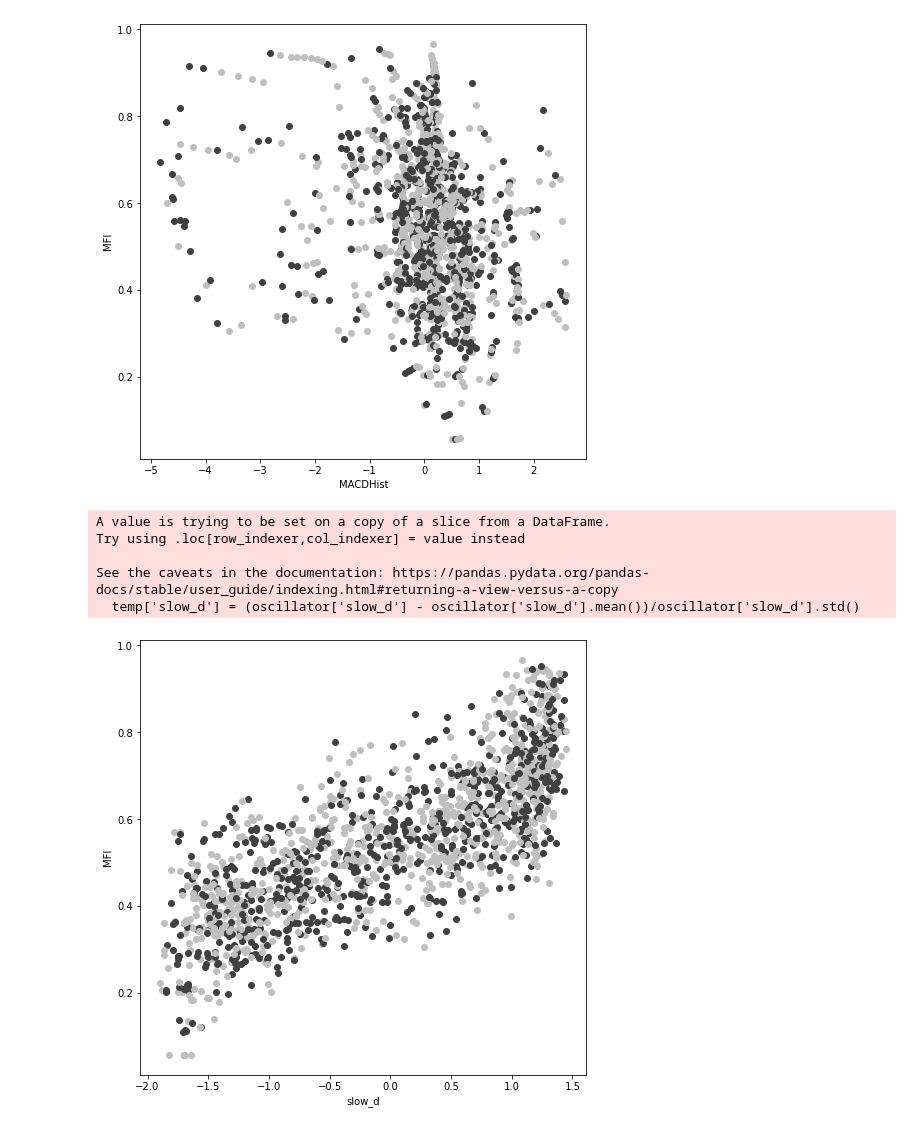
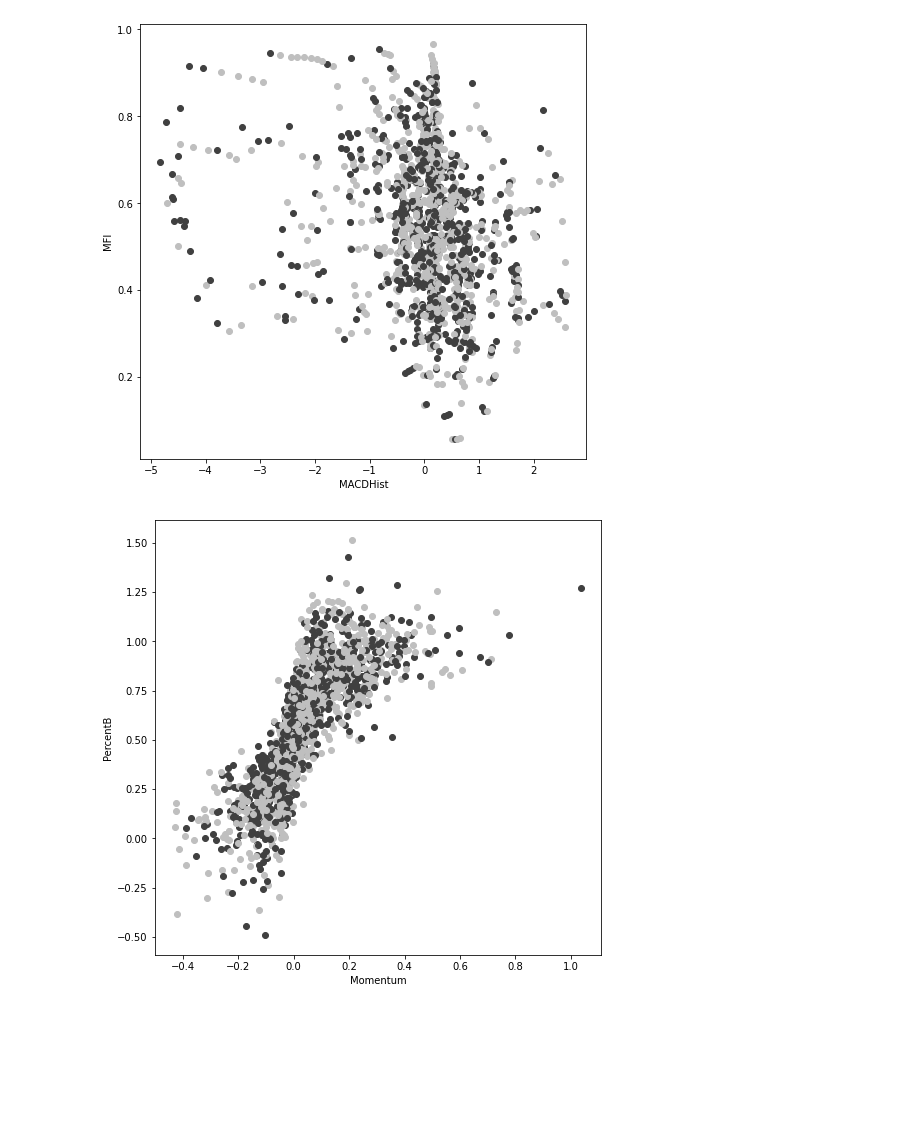
Before and after one commit to choij1589/YoungCha, a Jupyter notebook: example.ipynb, the cells around one changed output. Saved outputs shown, nothing was run; the diff lists cells and outputs as text; code cells hidden in the pictures; blank space fills up the shorter version.

```diff
--- a/example.ipynb
+++ b/example.ipynb
@@ -88,6 +88,12 @@ class IndexMaker:
         mfi['number'] = mfi.index.map(mdates.date2num)
         return mfi[['number', 'TP', 'PMF', 'NMF', 'MFI']]
 
+    def momentum(self, days=12):
+        momentum = self.sample[['Close']].copy()
+        momentum['Momentum'] = (momentum['Close'] - momentum.shift(days)['Close'])/momentum.shift(12)['Close']
+        momentum['number'] = momentum.index.map(mdates.date2num)
+        return momentum[['number', 'Momentum']]
+
     def macd(self):
         ema60 = self.exp_moving_avg(days=60)
         ema130 = self.exp_moving_avg(days=130)
@@ -110,6 +116,8 @@ class IndexMaker:
 # get sample
 df = pd.read_csv("./coin_Bitcoin.csv")
 df = df[['Date', 'High', 'Low', 'Open', 'Close', 'Volume']]
+
+# preprocess
 for idx in df.index:
     if df.loc[idx, 'Volume'] == 0.:
         df.loc[idx, 'Volume'] = np.nan
@@ -117,7 +125,12 @@ for idx in df.index:
     date, time = date_time[0], date_time[1]
     df.loc[idx, 'Date'] = datetime.strptime(date, '%Y-%m-%d').date()
 df = df.set_index('Date')
+df['number'] = df.index.map(mdates.date2num)
 df = df.dropna()
+
+# set daily returns and accumulated returns
+df['rtn'] = df['Close'].pct_change()
+df['acc_rtn'] = (1.0 + df['rtn']).cumprod()
 # %%
 # make indices
 # note that some indices may not exist for the first few days(or month)
@@ -126,6 +139,7 @@ df = df.dropna()
 
 start_date = datetime.strptime('2017-01-01', '%Y-%m-%d').date()
 end_date = datetime.strptime('2017-12-31', '%Y-%m-%d').date()
+df = df.loc[start_date:, :]
 maker = IndexMaker(df)
 ohlc = maker.ohlc().loc[start_date:, :]
 ma200 = maker.moving_avg(days=200).loc[start_date:, :]
@@ -133,5 +147,6 @@ ema130 = maker.exp_moving_avg(days=130).loc[start_date:, :]
 bollinger = maker.bollinger_band(days=20).loc[start_date:, :]
 mfi = maker.MFI(days=14).loc[start_date:, :]
 rsi = maker.RSI(days=14).loc[start_date:, :]
+momentum = maker.momentum(days=12).loc[start_date:, :]
 macd = maker.macd().loc[start_date:, :]
 oscillator = maker.oscillator().loc[start_date:, :]
@@ -208,26 +247,20 @@ See the caveats in the documentation: https://pandas.pydata.org/pandas-docs/stab
   temp['MACDHist'] = (macd['MACDHist'] - macd['MACDHist'].mean())/macd['MACDHist'].std()
 [figure]
 # %%
-# slow_d vs MFI
-temp = ohlc[['Open', 'Close']]
-# normalize slow_d
-temp['slow_d'] = (oscillator['slow_d'] - oscillator['slow_d'].mean())/oscillator['slow_d'].std()
-temp = temp.join(mfi[['MFI']])
+# Momentum vs PB
+temp = ohlc[['Open', 'Close']].copy()
+temp = temp.join(momentum[['Momentum']])
+temp = temp.join(bollinger[['PercentB']])
 temp.head()
 
 plt.figure(figsize=(8, 8))
 for idx in temp.index:
     if temp.shift(-1).loc[idx, 'Close'] > temp.shift(-1).loc[idx, 'Open']:
-        plt.scatter(temp.loc[idx, 'slow_d'], temp.loc[idx, 'MFI'], color='0.75')
+        plt.scatter(temp.loc[idx, 'Momentum'], temp.loc[idx, 'PercentB'], color='0.75')
     else:
-        plt.scatter(temp.loc[idx, 'slow_d'], temp.loc[idx, 'MFI'], color='0.25')
-plt.xlabel("slow_d")
-plt.ylabel("MFI")
+        plt.scatter(temp.loc[idx, 'Momentum'], temp.loc[idx, 'PercentB'], color='0.25')
+plt.xlabel("Momentum")
+plt.ylabel("PercentB")
 plt.show()
 # %% [output]
-A value is trying to be set on a copy of a slice from a DataFrame.
-Try using .loc[row_indexer,col_indexer] = value instead
-
-See the caveats in the documentation: https://pandas.pydata.org/pandas-docs/stable/user_guide/indexing.html#returning-a-view-versus-a-copy
-  temp['slow_d'] = (oscillator['slow_d'] - oscillator['slow_d'].mean())/oscillator['slow_d'].std()
-[figure, old version]
+[figure, new version]
```
Also changed, not shown: parts of 2 cells of this notebook.
